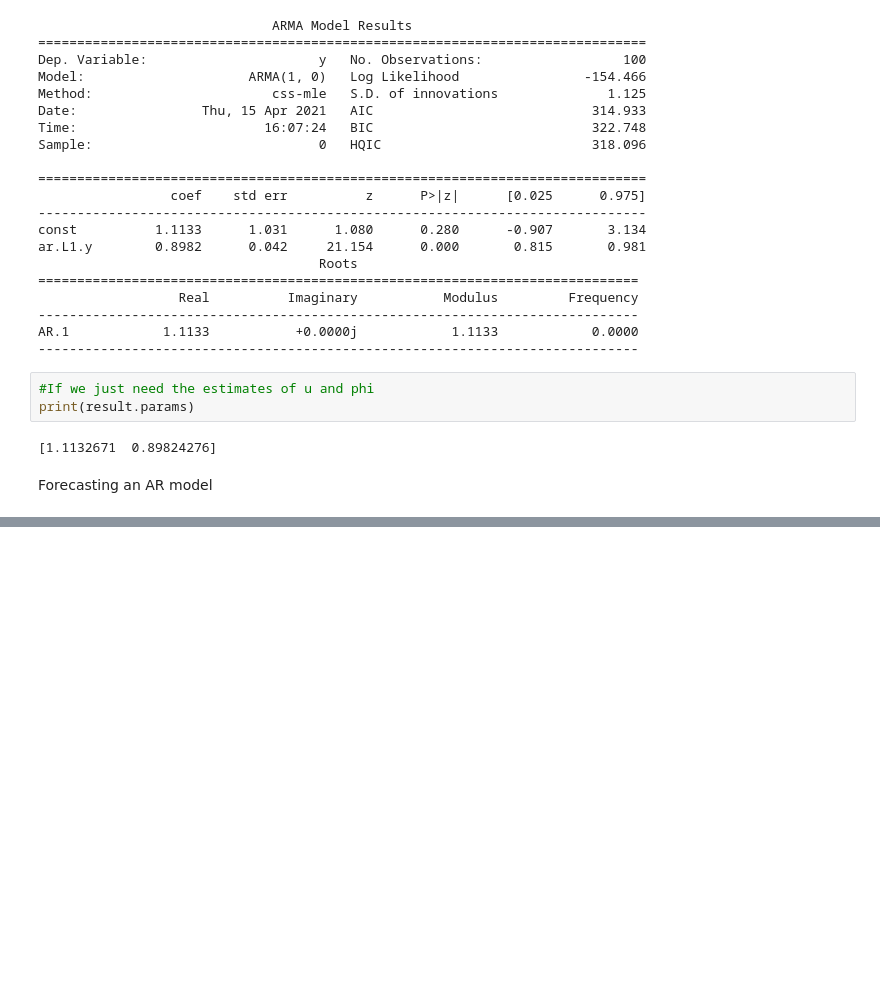
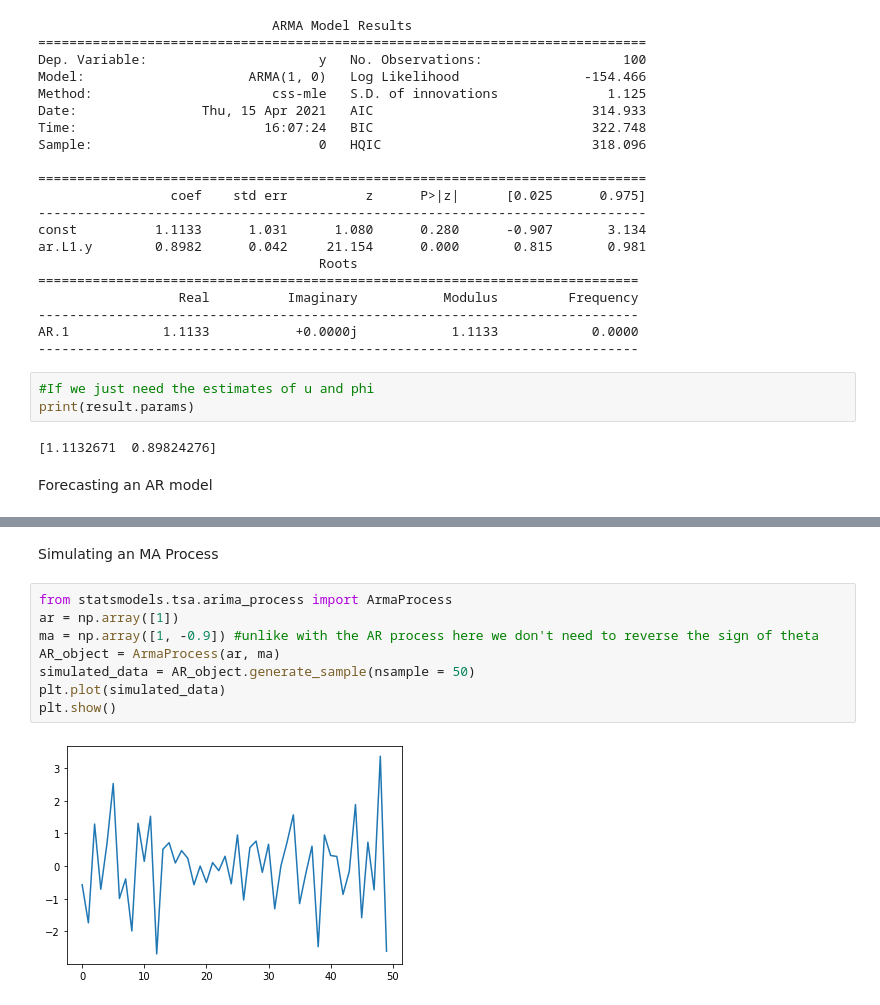
Before and after one commit to abhishekbansal98931/machine-learning-in-python, a Jupyter notebook: Time series analysis in Python (Datacamp).ipynb, the cells around one changed output, grey strips where cells are left out. Saved outputs shown, nothing was run; the diff lists cells and outputs as text; blank space fills up the shorter version.

```diff
--- a/Time series analysis in Python (Datacamp).ipynb
+++ b/Time series analysis in Python (Datacamp).ipynb
@@ -543,0 +700,12 @@ warnings.filterwarnings('ignore', 'statsmodels.tsa.arima_model.ARIMA',
+# %% [markdown]
+Simulating an MA Process
+# %%
+from statsmodels.tsa.arima_process import ArmaProcess
+ar = np.array([1])
+ma = np.array([1, -0.9]) #unlike with the AR process here we don't need to reverse the sign of theta
+AR_object = ArmaProcess(ar, ma)
+simulated_data = AR_object.generate_sample(nsample = 50)
+plt.plot(simulated_data)
+plt.show()
+# %% [output]
+[figure, added]
```
Also changed, not shown: parts of 26 cells of this notebook.
